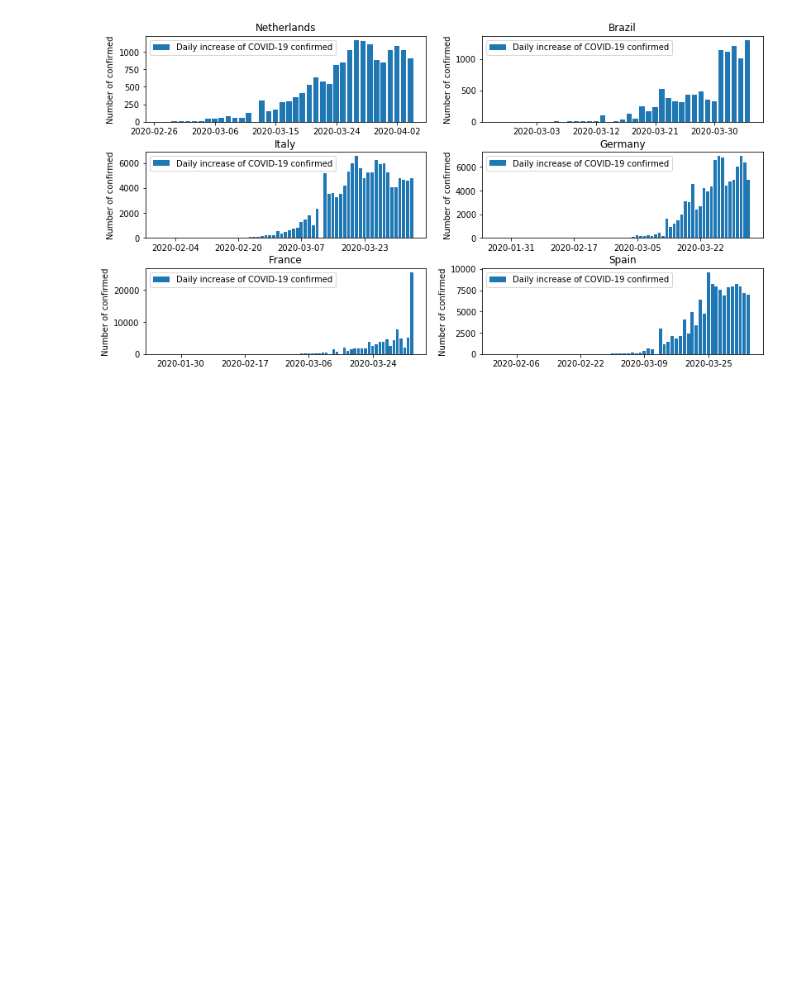
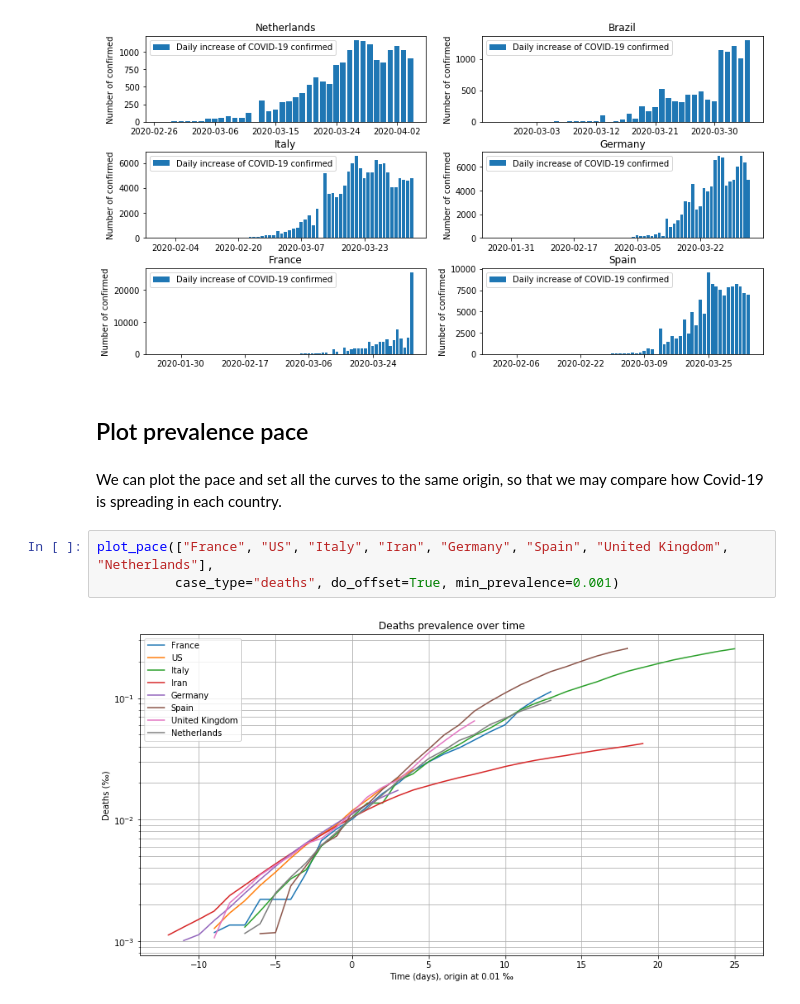
Before and after one commit to benjaminpillot/jupyter-notebooks, a Jupyter notebook: covid.ipynb, the cells around one changed output. Drawn from its saved outputs; the diff is of its cells as text; blank space fills up the shorter version.

Commit message:
Update covid notebook
* Plot cases
* Folium interactive maps
* Plot pace

```diff
--- a/covid.ipynb
+++ b/covid.ipynb
@@ -45,3 +43,12 @@ plot_cases(["US", "Brazil"], case_type="deaths", doubling_factor=3, plot_type="l
 plot_cases(["Netherlands", "Brazil", "Italy", "Germany", "France", "Spain"], case_type="confirmed", plot_type="daily")
 # %% [output]
 [figure]
+# %% [markdown]
+## Plot prevalence pace
+# %% [markdown]
+We can plot the pace and set all the curves to the same origin, so that we may compare how Covid-19 is spreading in each country.
+# %%
+plot_pace(["France", "US", "Italy", "Iran", "Germany", "Spain", "United Kingdom", "Netherlands"],
+          case_type="deaths", do_offset=True, min_prevalence=0.001)
+# %% [output]
+[figure, added]
```
Also changed, not shown: parts of 8 cells of this notebook.
